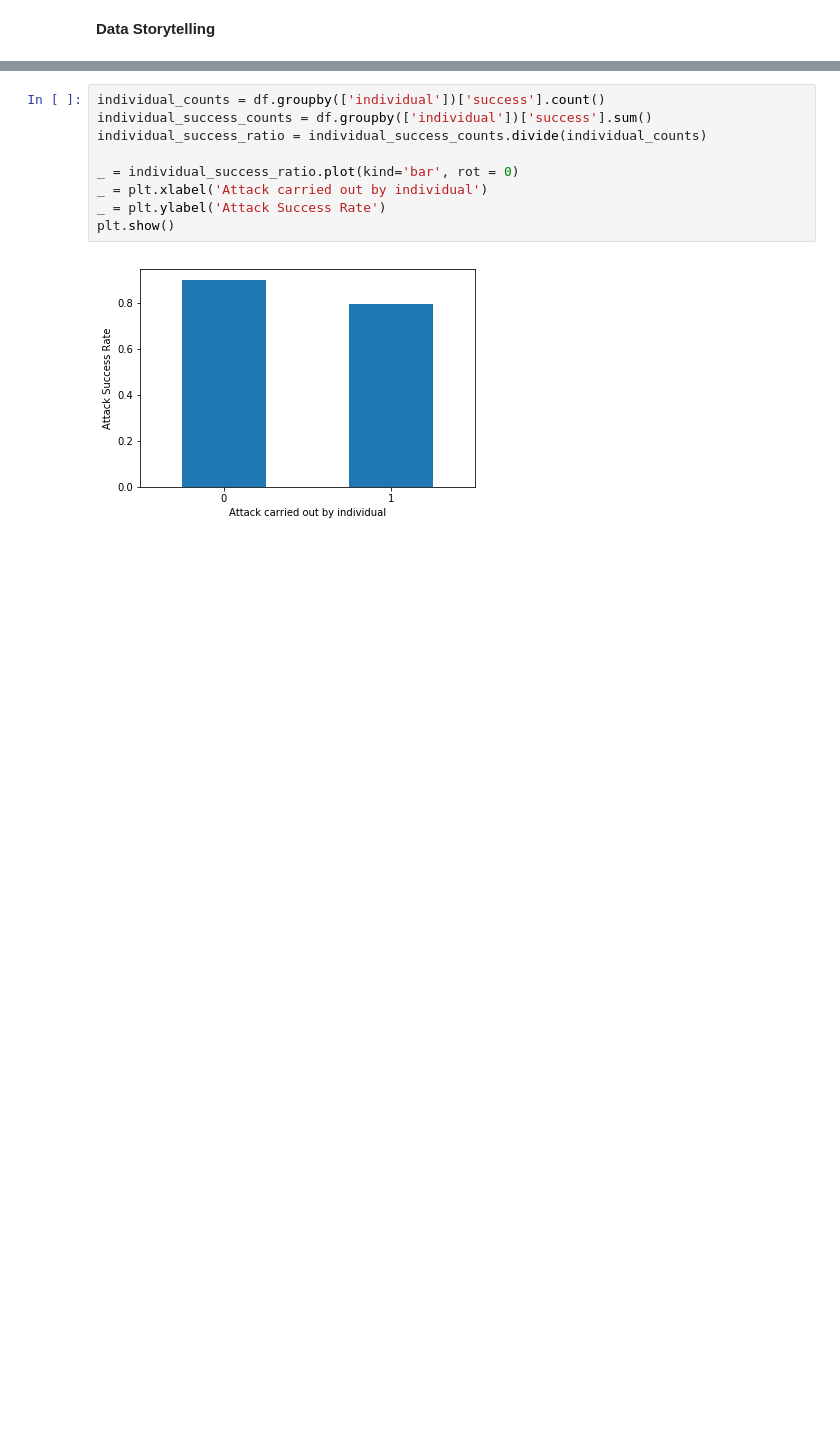
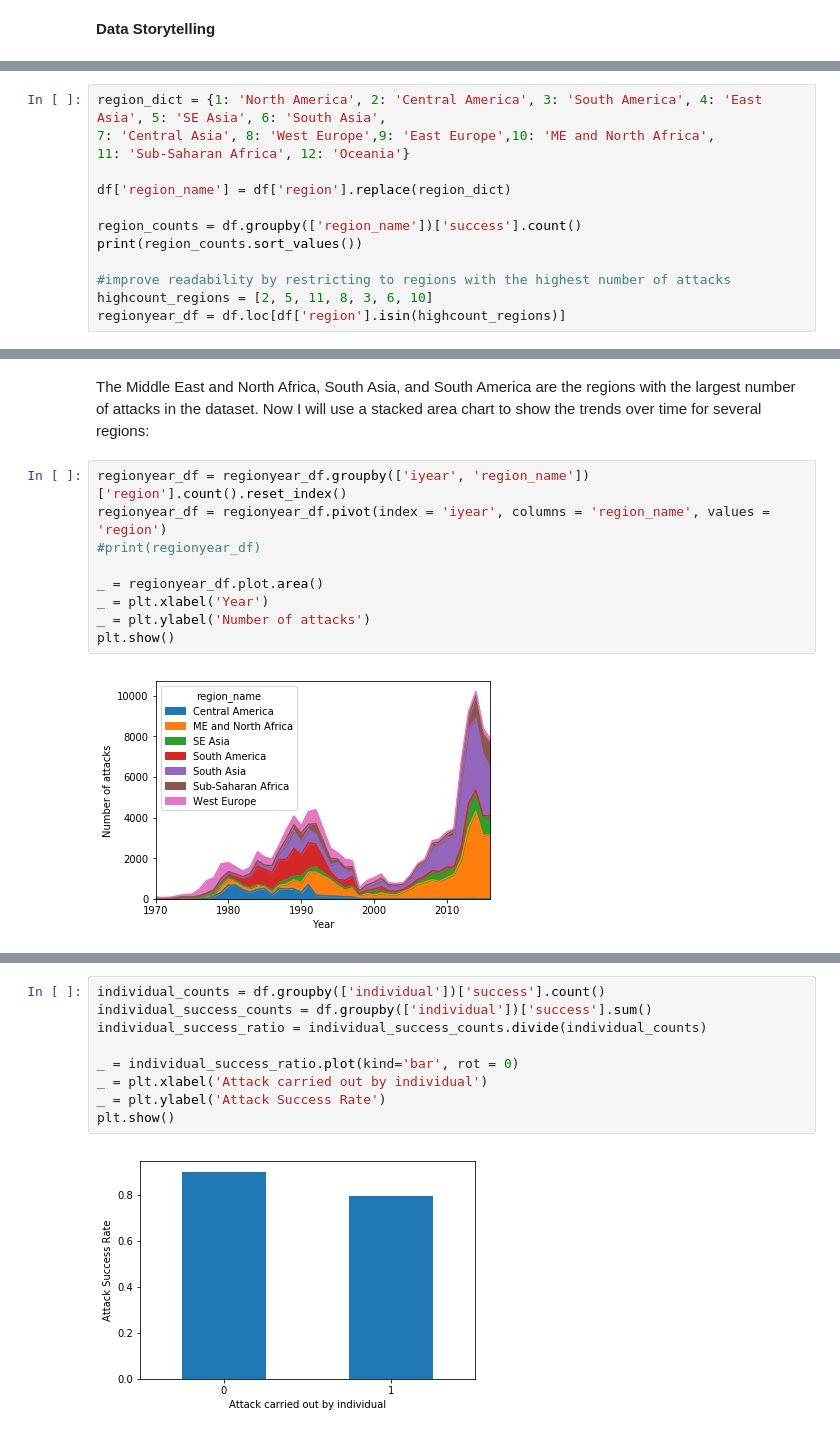
Before and after one commit to joshyou/springboard, a Jupyter notebook: Capstone_Data_Storytelling.ipynb, the cells around one changed output, grey strips where cells are left out. Cells and saved outputs as stored; diff of their text form; blank space fills up the shorter version.

```diff
--- a/Capstone_Data_Storytelling.ipynb
+++ b/Capstone_Data_Storytelling.ipynb
@@ -33,0 +25,13 @@ This ECDF is not very informative, due to the rightward skew of the data. Next,
+# %%
+region_dict = {1: 'North America', 2: 'Central America', 3: 'South America', 4: 'East Asia', 5: 'SE Asia', 6: 'South Asia',
+7: 'Central Asia', 8: 'West Europe',9: 'East Europe',10: 'ME and North Africa',
+11: 'Sub-Saharan Africa', 12: 'Oceania'}
+
+df['region_name'] = df['region'].replace(region_dict)
+
+region_counts = df.groupby(['region_name'])['success'].count()
+print(region_counts.sort_values())
+
+#improve readability by restricting to regions with the highest number of attacks
+highcount_regions = [2, 5, 11, 8, 3, 6, 10]
+regionyear_df = df.loc[df['region'].isin(highcount_regions)]
@@ -33,0 +53,13 @@ This ECDF is not very informative, due to the rightward skew of the data. Next,
+# %% [markdown]
+The Middle East and North Africa, South Asia, and South America are the regions with the largest number of attacks in the dataset. Now I will use a stacked area chart to show the trends over time for several regions:
+# %%
+regionyear_df = regionyear_df.groupby(['iyear', 'region_name'])['region'].count().reset_index()
+regionyear_df = regionyear_df.pivot(index = 'iyear', columns = 'region_name', values = 'region')
+#print(regionyear_df)
+
+_ = regionyear_df.plot.area()
+_ = plt.xlabel('Year')
+_ = plt.ylabel('Number of attacks')
+plt.show()
+# %% [output]
+[figure, added]
```
Also changed, not shown: parts of 36 cells of this notebook, 4 other files.
